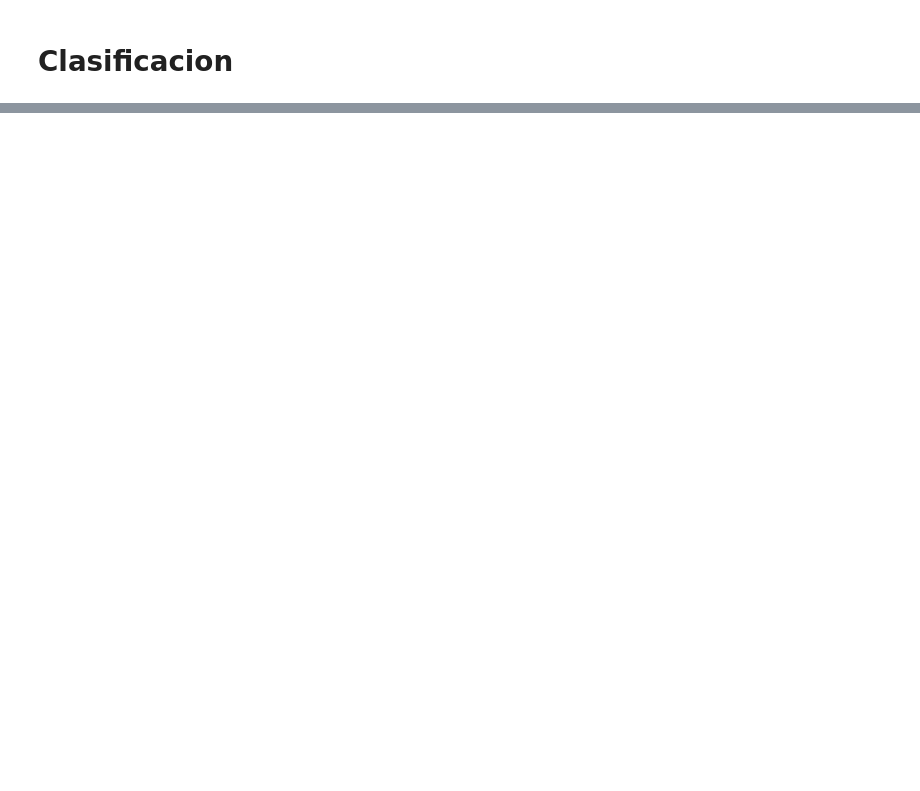
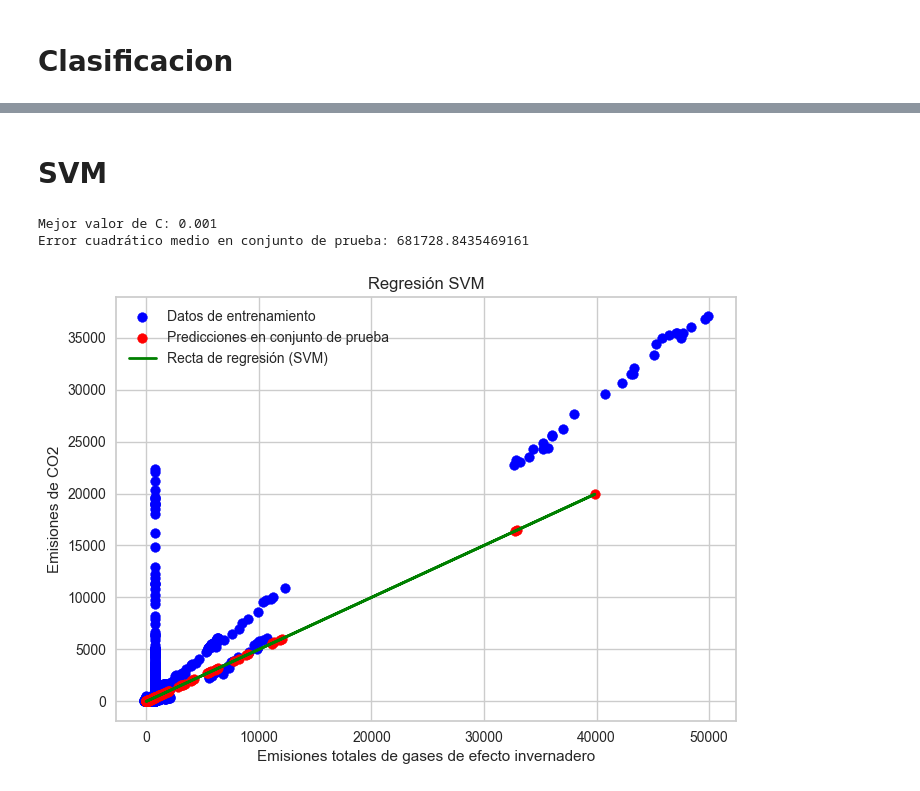
Before and after one commit to LINDAINES213/Data_Mining_Project, a Jupyter notebook: ProjectFiltered.ipynb, the cells around one changed output, grey strips where cells are left out. Drawn from its saved outputs; the diff is of its cells as text; code cells hidden in the pictures; blank space fills up the shorter version.

```diff
--- a/ProjectFiltered.ipynb
+++ b/ProjectFiltered.ipynb
@@ -442 +440,62 @@ Classification Report:
 weighted avg       0.97      0.97      0.97     12506
+# %% [markdown]
+# SVM
+# %%
+from sklearn.svm import SVR
+from sklearn.model_selection import GridSearchCV, train_test_split
+from sklearn.metrics import mean_squared_error
+
+
+selected_columns = ['total_ghg']
+
+# Características (variables independientes)
+X = dfOC[selected_columns]
+
+# Etiqueta (variable dependiente)
+y = dfOC['co2']  # Selecciona la variable objetivo
+
+# Dividir los datos en conjunto de entrenamiento y conjunto de prueba
+X_train, X_test, y_train, y_test = train_test_split(X, y, test_size=0.2, random_state=42)
+
+svm_linear = SVR(kernel='linear')
+
+# Parámetros a ajustar
+parameters_linear = {'C': [0.001, 0.01]}
+
+# Búsqueda de hiperparámetros con GridSearchCV y cross-validation
+grid_search = GridSearchCV(estimator=svm_linear, param_grid=parameters_linear, cv=5, n_jobs=-1)
+grid_search.fit(X_train, y_train)
+
+# Imprimir el mejor valor de C encontrado por la búsqueda
+print("Mejor valor de C:", grid_search.best_params_['C'])
+
+# Obtener el mejor modelo encontrado por la búsqueda
+best_svm = grid_search.best_estimator_
+
+# Predecir en el conjunto de prueba y calcular el error
+y_pred = best_svm.predict(X_test)
+mse = mean_squared_error(y_test, y_pred)
+print("Error cuadrático medio en conjunto de prueba:", mse)
+# %% [output]
+Mejor valor de C: 0.001
+Error cuadrático medio en conjunto de prueba: 681728.8435469161
+# %%
+import matplotlib.pyplot as plt
+import numpy as np
+
+# Graficar datos de entrenamiento
+plt.scatter(X_train, y_train, color='blue', label='Datos de entrenamiento')
+
+# Graficar predicciones en conjunto de prueba
+plt.scatter(X_test, y_pred, color='red', label='Predicciones en conjunto de prueba')
+
+# Graficar la recta de regresión (SVM)
+plt.plot(X_test, y_pred, color='green', linewidth=2, label='Recta de regresión (SVM)')
+
+plt.xlabel('Emisiones totales de gases de efecto invernadero')
+plt.ylabel('Emisiones de CO2')
+plt.title('Regresión SVM')
+plt.legend()
+plt.show()
+# %% [output]
+[figure, added]
```
Also changed, not shown: parts of 5 cells of this notebook, 1 other file.
